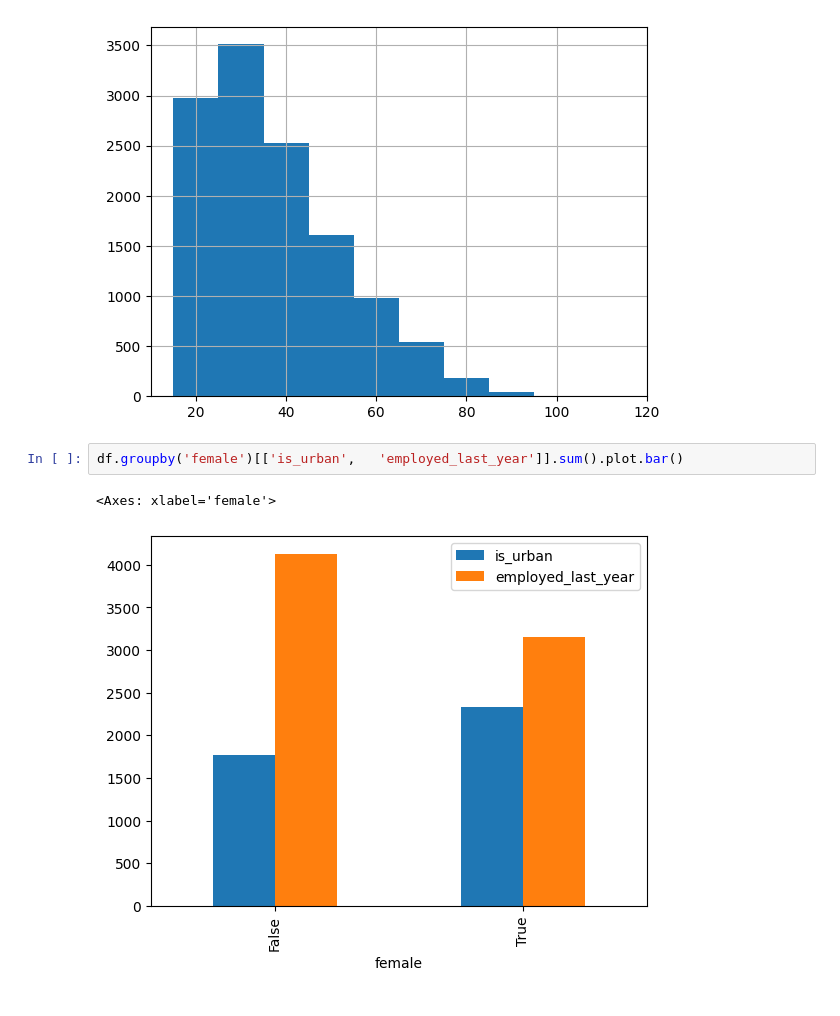
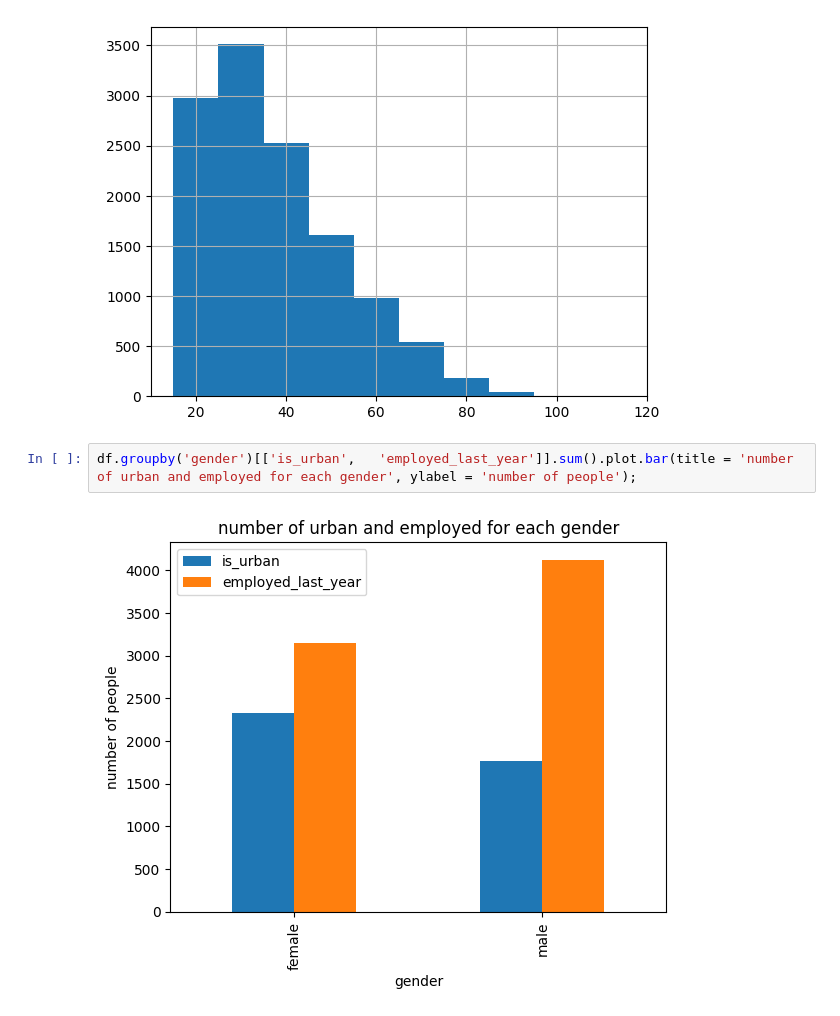
Before and after one commit to jsemeano/IMK_Python_Workshop, a Jupyter notebook: Tag_2/2_Visualisierung.ipynb, the cells around one changed output. Cells and saved outputs as stored; diff of their text form.

Commit message:
visualisierung jupyter lab done

```diff
--- a/Tag_2/2_Visualisierung.ipynb
+++ b/Tag_2/2_Visualisierung.ipynb
@@ -41,7 +43,6 @@ df['age'].hist()
 <Axes: >
 [figure]
 # %%
-df.groupby('female')[['is_urban', 	'employed_last_year']].sum().plot.bar()
+df.groupby('gender')[['is_urban', 	'employed_last_year']].sum().plot.bar(title = 'number of urban and employed for each gender', ylabel = 'number of people');
 # %% [output]
-<Axes: xlabel='female'>
-[figure, old version]
+[figure, new version]
```
Also changed, not shown: parts of 22 cells of this notebook.
